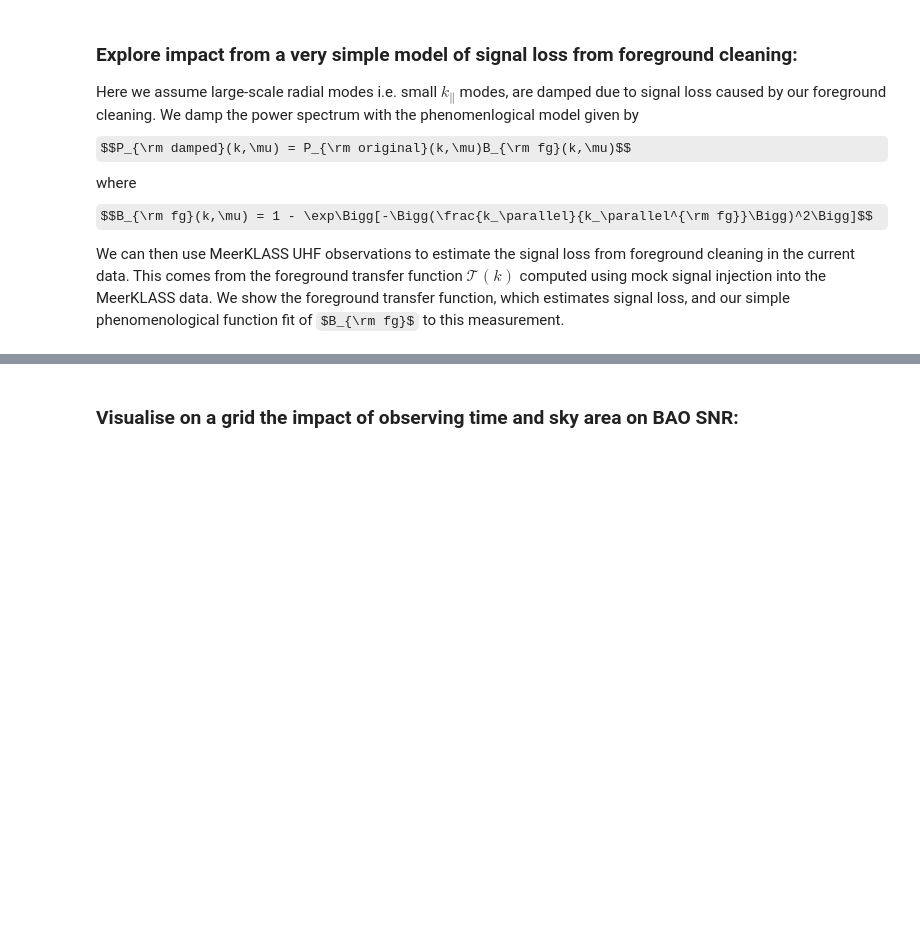
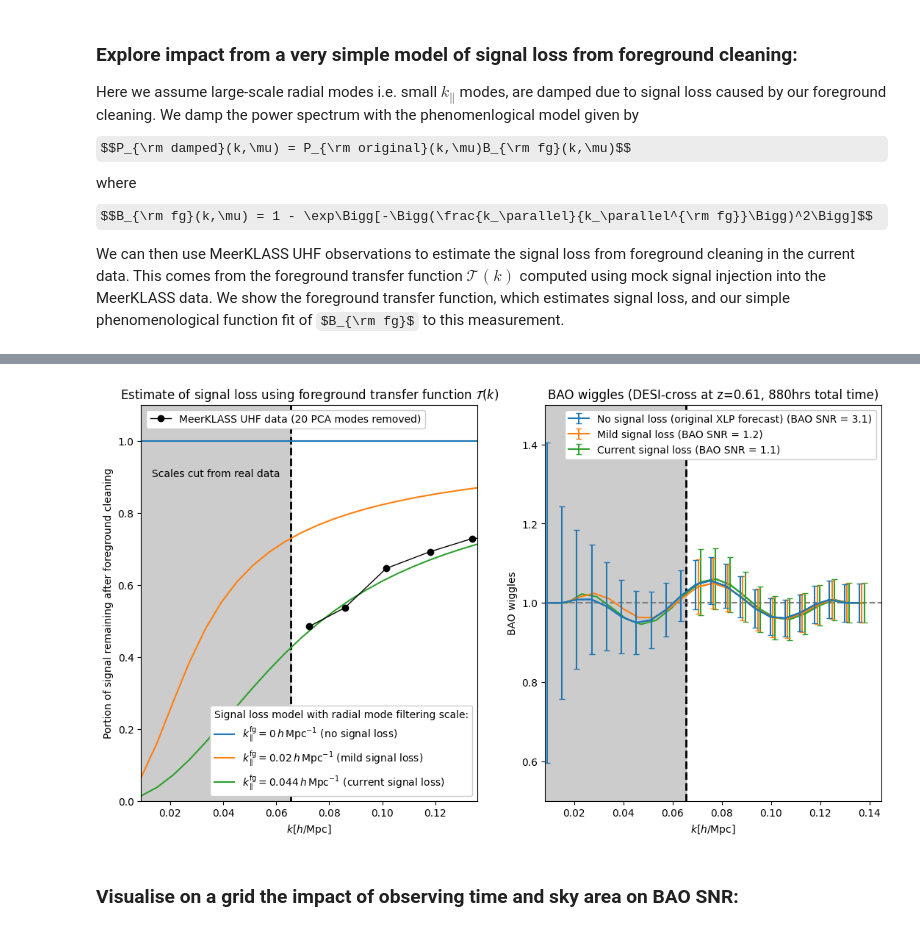
Before and after one commit to meerklass/MeerFish, a Jupyter notebook: XLPreport/BAO_forecasting.ipynb, the cells around one changed output, grey strips where cells are left out. Drawn from its saved outputs; the diff is of its cells as text; code cells hidden in the pictures; some formulas as TeX source; blank space fills up the shorter version.

Commit message:
changes to BAO wiggles plot

```diff
--- a/XLPreport/BAO_forecasting.ipynb
+++ b/XLPreport/BAO_forecasting.ipynb
@@ -193,7 +193,7 @@ print('HI auto, with intra-patch calibration ( Area =',A_skys[row],') ( z =',zs[
 t_obs = t_obss[row] # 3rd row of table
 t_obs *= (1-f_tobsloss) # apply observation time losses
 A_sky = A_skys[row] # 3rd row of table
-A_skyX = A_skys[i] * 3/4
+A_skyX = A_skys[row] * 3/4
 if A_skyX>3000: A_skyX = 3000
 
 N_patch = int(A_sky/200) # total sky split into N 200 deg2 patches
@@ -296,3 +233,78 @@ Cross ( z = 0.61 ): 1.4099815254645685
+# %%
+k_fgs = [0,0.02,0.044] # different signal loss to apply, from none, to severe
+
+z,zmin1,zmin2,zmax1,zmax2,A_sky1,A_sky2,V_bin1,V_bin2,V_binX,theta_FWHM1,theta_FWHM2,t_tot,N_dish,sigma_z1,sigma_z2,P_N,nbar = survey.params(Survey1=Survey1_arg,Survey2=Survey2_arg,zminzmax=zminzmax,A_sky1=A_sky,A_skyX=A_skyX,t_tot=t_obs,N_dish=N_dish,T_sys=model.Tsys(np.mean(zminzmax)))
+k,kbins,kmin,kmax = model.get_kbins(z,zminzmax[0],zminzmax[1],A_sky=A_skyX,kmax=kmax,Taruya=True)
+
+plt.figure(figsize=(13,7))
+ax1 = plt.subplot(121)
+ax2 = plt.subplot(122)
+
+### First panel (use ax1 instead of plt)
+MKdata = np.load('/Users/sadmin/Documents/ilifu_share/TFs_for_BAO_forecast.npz')
+k_dat,TFs,Nfgs = MKdata['k'],MKdata['TF'],MKdata['Nfg']
+indx = -3
+
+kgrid, mugrid = np.meshgrid(k, mu)
+ax1.plot(k_dat,TFs[indx],'-o',label='MeerKLASS UHF data (%s PCA modes removed)'%Nfgs[indx],lw=1,color='black',zorder=10)
+labels = ['(no signal loss)','(mild signal loss)','(current signal loss)']
+for i in range(len(k_fgs)):
+    B_fg_1d = scipy.integrate.simpson(model.B_fg(kgrid,mugrid,k_fgs[i]) * Leg(0)(mugrid), x=mu, axis=0)
+    ax1.plot(k,B_fg_1d,label=r'$k_\parallel^{\rm fg}=%s\,h\,{\rm Mpc}^{-1}$ '%k_fgs[i]+labels[i])
+ax1.set_xlim(k[0],k[-1])
+ax1.set_ylim(0,1.1)
+ax1.set_xlabel(r'$k [h/{\rm Mpc}]$')
+ax1.set_ylabel(r'Portion of signal remaining after foreground cleaning')
+ax1.set_title(r'Estimate of signal loss using foreground transfer function $\mathcal{T}(k)$')
+ax1.axvspan(0,kcut,color='gray',alpha=0.4,zorder=-11)
+ax1.axvline(kcut,color='black',ls='--',lw=2,zorder=-10)
+ax1.text(0.013,0.9,'Scales cut from real data',color='black')
+
+handles, labels = ax1.get_legend_handles_labels()
+meer_h, meer_l = [], []
+rad_h, rad_l = [], []
+for h, l in zip(handles, labels):
+    if "MeerKLASS" in l:
+        meer_h.append(h); meer_l.append(l)
+    else:
+        rad_h.append(h); rad_l.append(l)
+leg1 = ax1.legend(meer_h, meer_l, loc="upper left", framealpha=1)
+ax1.add_artist(leg1)
+ax1.legend(rad_h, rad_l, loc="lower right", title="Signal loss model with radial mode filtering scale:", framealpha=1,alignment="left")
+
+colors = ['tab:blue','tab:orange','tab:green']
+labels = ['No signal loss (original XLP forecast)','Mild signal loss','Current signal loss']
+for i in range(len(k_fgs)):
+    surveypars = z,V_bin1,V_bin2,V_binX,theta_FWHM1,theta_FWHM2,sigma_z1,sigma_z2,P_N,1/nbar,k_fgs[i]
+    P_X = model.P_ell(0,k,Pmod,cosmopars,surveypars,nuispars,'X')
+    P_err = model.sigma_ell_error(0,k,Pmod,cosmopars,surveypars,nuispars,'X')
+    P_smooth,f_BAO_HI_wb = model.Pk_noBAO(P_X,k)
+    if k_fgs[i]==0:
+        k_wcuts = k
+    else:
+        k_wcuts = k[k>kcut]
+    F = fisher.Matrix_ell(theta_ids,k_wcuts,Pmod,cosmopars,surveypars,nuispars,ells,tracer='X')
+    C = fisher.FisherInverse(F)
+    SNR_BAO = 1/np.sqrt(C[-1][-1])
+    if i>0: ax2.errorbar(k[k>kcut]+i*0.001,P_X[k>kcut]/P_smooth[k>kcut],P_err[k>kcut]/P_smooth[k>kcut],label=labels[i] + ' (BAO SNR = %s)'%np.round(SNR_BAO,1),zorder=10-i,capsize=3,color=colors[i])
+    else: ax2.errorbar(k+i*0.001,P_X/P_smooth,P_err/P_smooth,label=labels[i] + ' (BAO SNR = %s)'%np.round(SNR_BAO,1),zorder=10-i,capsize=3,color=colors[i])
+    ax2.plot(k+i*0.001,P_X/P_smooth,zorder=10-i,color=colors[i])
+
+ax2.axvspan(0,kcut,color='gray',alpha=0.4,zorder=-11)
+ax2.axvline(kcut,color='black',ls='--',lw=2,zorder=-10)
+ax2.axhline(1,color='gray',ls='--')
+ax2.set_xlabel(r'$k [h/{\rm Mpc}]$')
+ax2.set_ylabel(r'BAO wiggles')
+ax2.set_title('BAO wiggles (DESI-cross at z=%s, %shrs total time)'%(z,t_obss[row]))
+ax2.set_ylim(0.5,1.5)
+ax2.set_xlim(left=0.9*k[0])
+leg2 = ax2.legend(framealpha=1)
+leg2.set_zorder(20)
+for spine in ax2.spines.values():
+    spine.set_zorder(100)
+plt.show()
+# %% [output]
+[figure, added]
 # %% [markdown]
 ### Visualise on a grid the impact of observing time and sky area on BAO SNR:
 # %%
```
Also changed, not shown: parts of 1 cell of this notebook.
